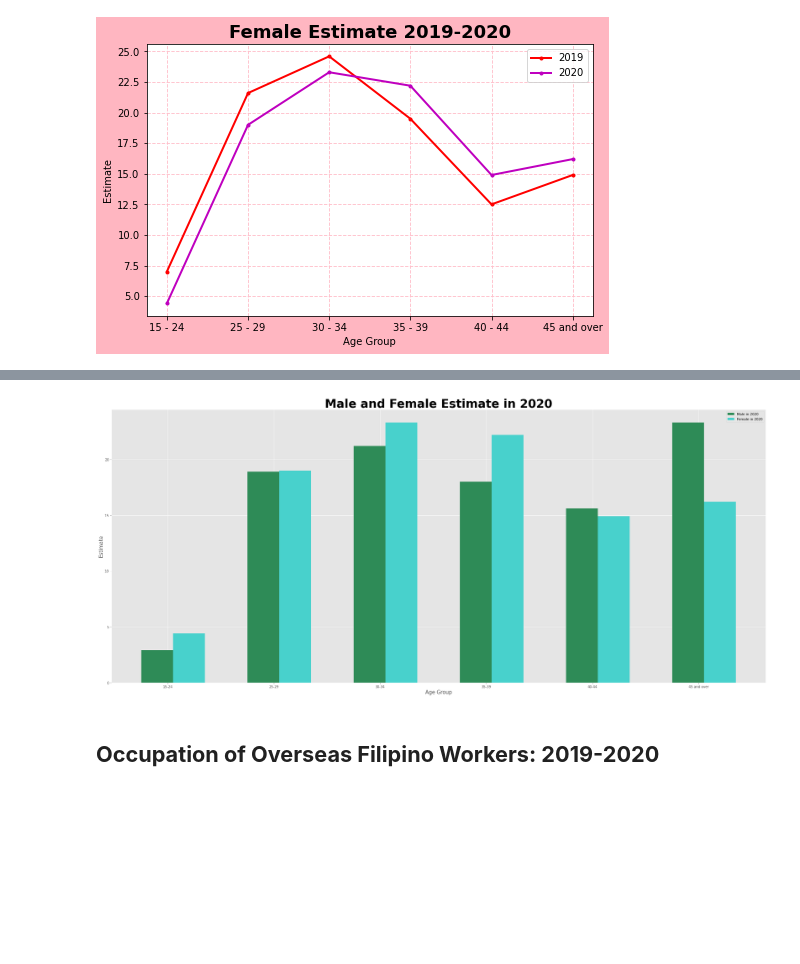
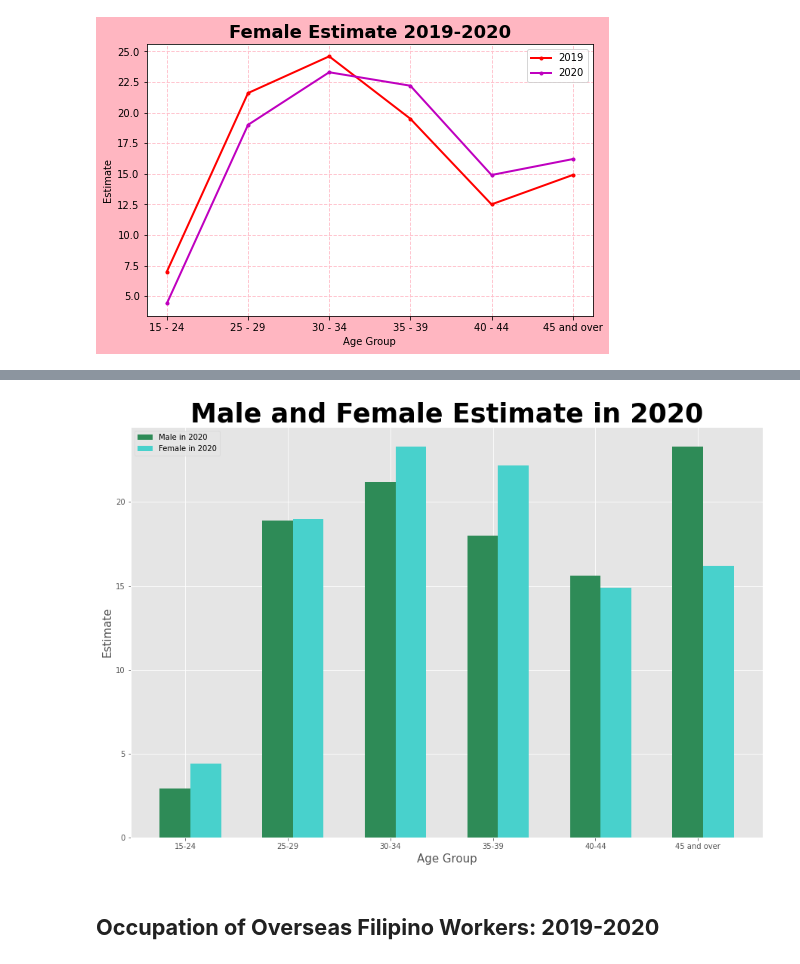
Before and after one commit to apriljoyagquiz/IT3205-TeamAbracaData, a Jupyter notebook: OFW_Visualization.ipynb, the cells around one changed output, grey strips where cells are left out. Drawn from its saved outputs; the diff is of its cells as text; code cells hidden in the pictures; blank space fills up the shorter version.

```diff
--- a/OFW_Visualization.ipynb
+++ b/OFW_Visualization.ipynb
@@ -112,21 +112,21 @@ xpos =np.arange(len(Age_Group))
 # %%
 #Changing the size of the visualization
 style.use ('ggplot')
-plt.figure(figsize=(35,15))
+plt.figure(figsize=(15,10))
 barWidth = 0.3
 
 #Creating the plot
 plt.bar(xpos, Male_Estimate_20, color='seagreen', width =barWidth, label='Male in 2020' )
 plt.bar(xpos+0.3, Female_Estimate_20, color='mediumturquoise', width =barWidth, label='Female in 2020' )
 plt.title("Male and Female Estimate in 2020", fontdict={'fontname': 'DejaVu Sans','fontweight':'bold', 'fontsize':35})
 plt.xticks(xpos+0.1,('15-24', '25-29', '30-34', '35-39', '40-44', '45 and over'))
 plt.xlabel('Age Group', fontsize=15)
 plt.ylabel('Estimate', fontsize=15)
 plt.yticks()
 plt.legend()
 plt.show()
 # %% [output]
-[figure, old version]
+[figure, new version]
 # %% [markdown]
 ## **Occupation of Overseas Filipino Workers: 2019-2020**
 # %%
```
Also changed, not shown: parts of 1 cell of this notebook.
